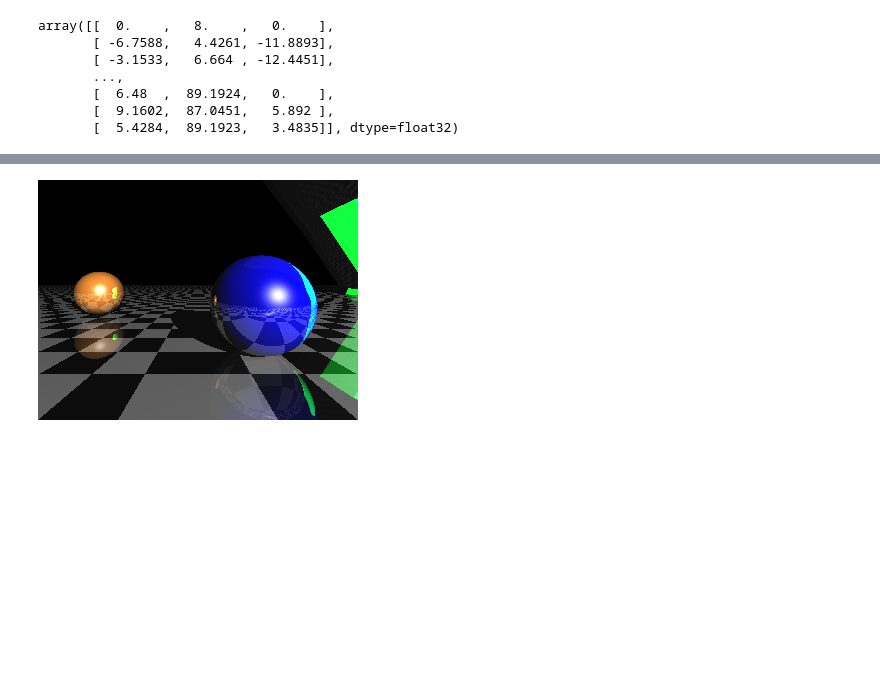
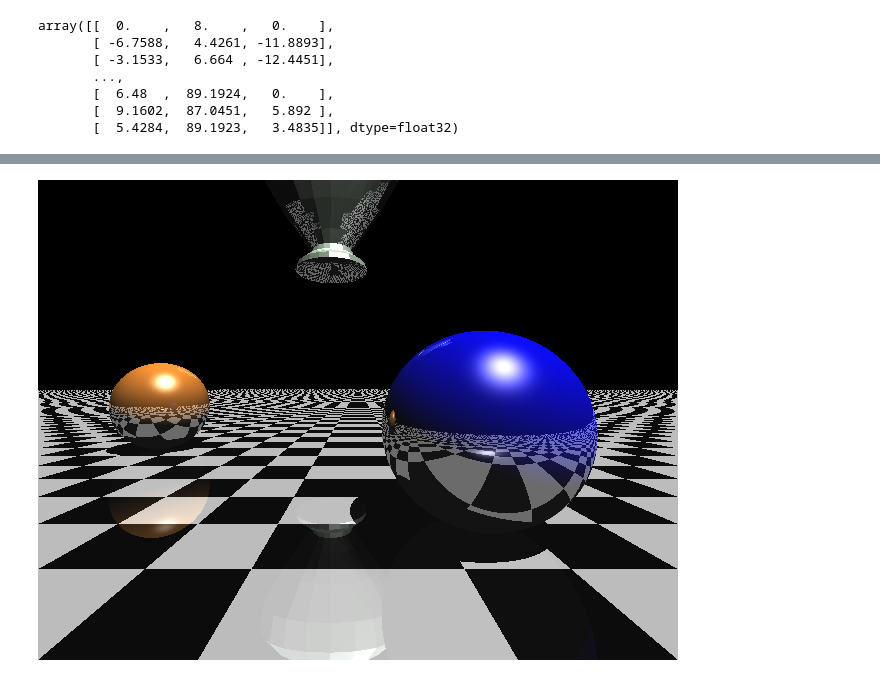
Before and after one commit to chas-card/relativistic-raytracer, a Jupyter notebook: Test1.ipynb, the cells around one changed output, grey strips where cells are left out. Cells and saved outputs as stored; diff of their text form; code cells hidden in the pictures; blank space fills up the shorter version.

```diff
--- a/Test1.ipynb
+++ b/Test1.ipynb
@@ -7,7 +7,7 @@ from PIL import Image
 from stl import mesh
 
 #define render window size
-(w, h) = (320, 240)
+(w, h) = (640, 480)
 # %% [output]
 Vec4| x: [1.] y: [0.] z: [0.] t: [0.]
 Vec4| x: [1.66666667] y: [0.] z: [0.] t: [-1.33333333]
@@ -35,15 +35,16 @@ array([[  0.    ,   8.    ,   0.    ],
 # 	Triangle(vec3(-0.3, -0.1, 1), vec3(-0.35, .5, 2), vec3(3, 0.4, 2.5), None, rgb(1, 1, 1), 0.9),
 # CheckeredSphere(vec3(0, -99999.5, 0), 99999, rgb(.75, .75, .75), 0.25),
 
+
 scene = [
 	RT.Sphere(RT.vec3(.75, .1, 1), .6, RT.rgb(0, 0, 1)),
 	RT.Sphere(RT.vec3(-2.75, .1, 3.5), .6, RT.rgb(1, .572, .184)),
 	RT.CheckeredSphere(RT.vec3(0, -99999.5, 0), 99999, RT.rgb(.75, .75, .75), 0.25),
-	RT.Mesh(RT.vec3(20, -12, 10),
-	     mesh.Mesh.rotation_matrix(np.array([0, 1, 0]), math.radians(45)),
+	RT.Mesh(RT.vec3(-10, 40, 120),
+	     mesh.Mesh.rotation_matrix(np.array([1, 0, 0]), math.radians(0)),
 	     your_mesh,
-	     RT.rgb(0, 6, .7),
-	     0.2)]
+	     RT.rgb(.7, .8, .7), 0.5)
+]
 
 # unpack scene (mesh into triangles)
 offset = 0
@@ -78 +79 @@ Took 237.19088864326477
-[figure, old version]
+[figure, new version]
```
Also changed, not shown: parts of 1 cell of this notebook, 4 other files.
